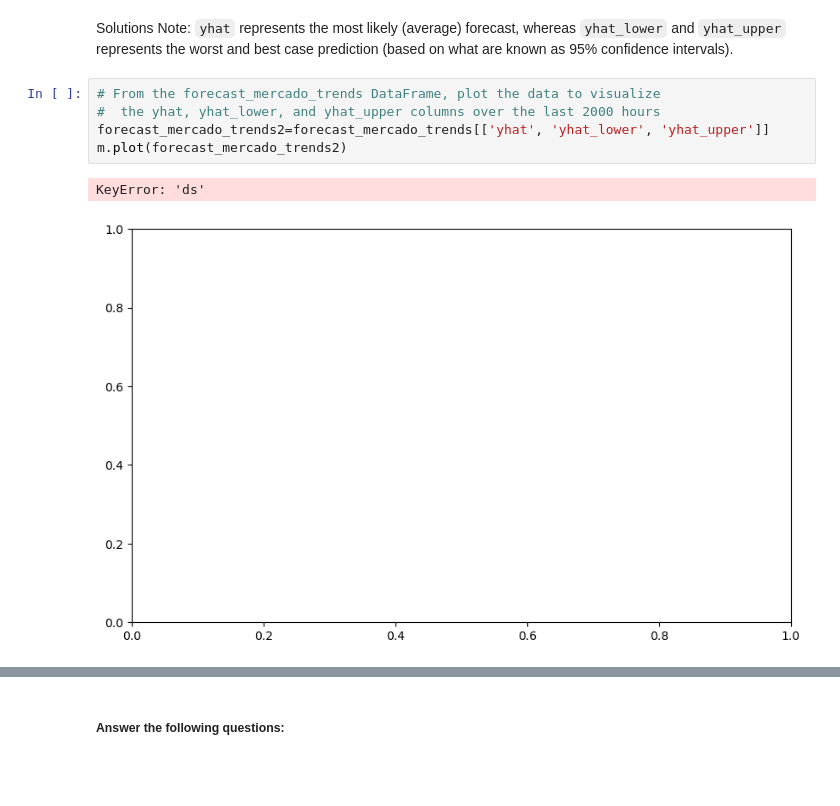
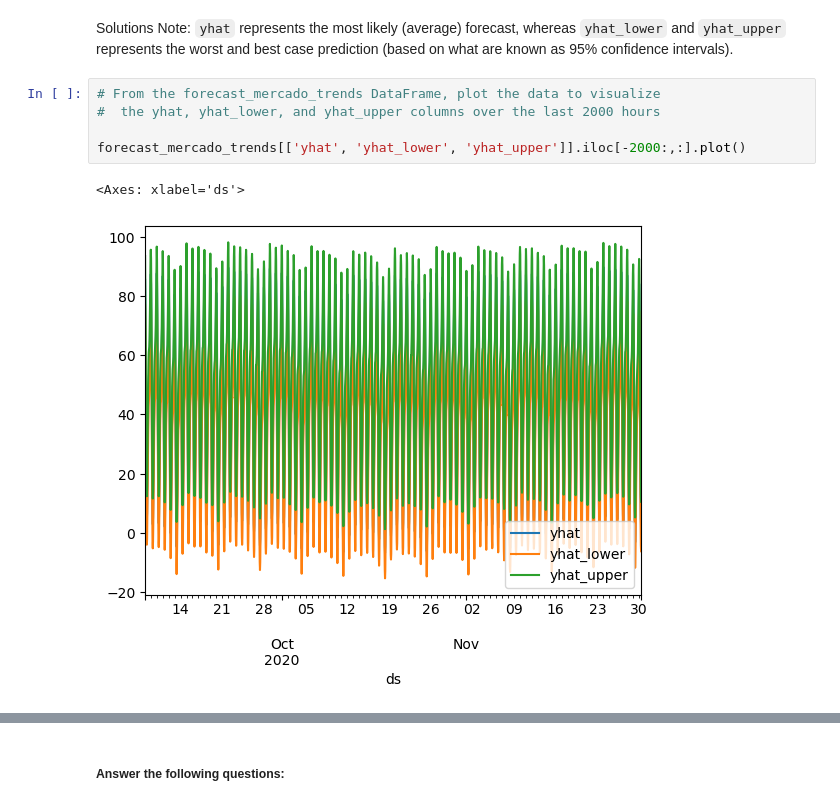
Before and after one commit to Philklim72/prophet_challenge, a Jupyter notebook: forecasting_net_prophet.ipynb, the cells around one changed output, grey strips where cells are left out. Cells and saved outputs as stored; diff of their text form; blank space fills up the shorter version.

```diff
--- a/forecasting_net_prophet.ipynb
+++ b/forecasting_net_prophet.ipynb
@@ -613,8 +613,8 @@ Solutions Note: `yhat` represents the most likely (average) forecast, whereas `y
 # %%
 # From the forecast_mercado_trends DataFrame, plot the data to visualize
 #  the yhat, yhat_lower, and yhat_upper columns over the last 2000 hours
-forecast_mercado_trends2=forecast_mercado_trends[['yhat', 'yhat_lower', 'yhat_upper']]
-m.plot(forecast_mercado_trends2)
+
+forecast_mercado_trends[['yhat', 'yhat_lower', 'yhat_upper']].iloc[-2000:,:].plot()
 # %% [output]
-KeyError: 'ds'
+<Axes: xlabel='ds'>
-[figure, old version]
+[figure, new version]
```
Also changed, not shown: parts of 6 cells of this notebook.
